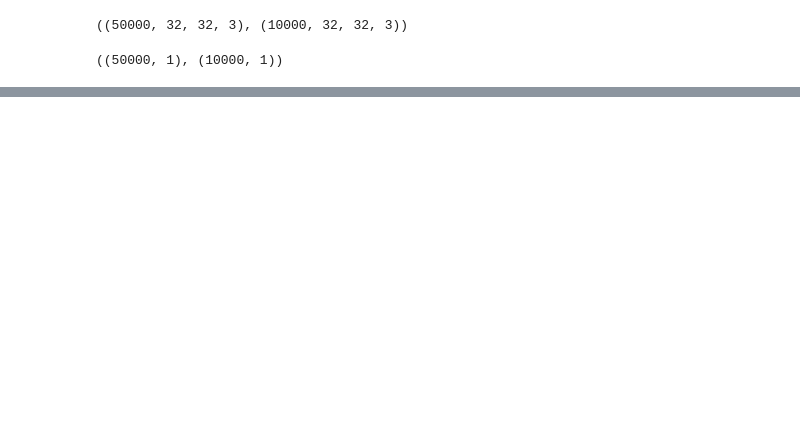
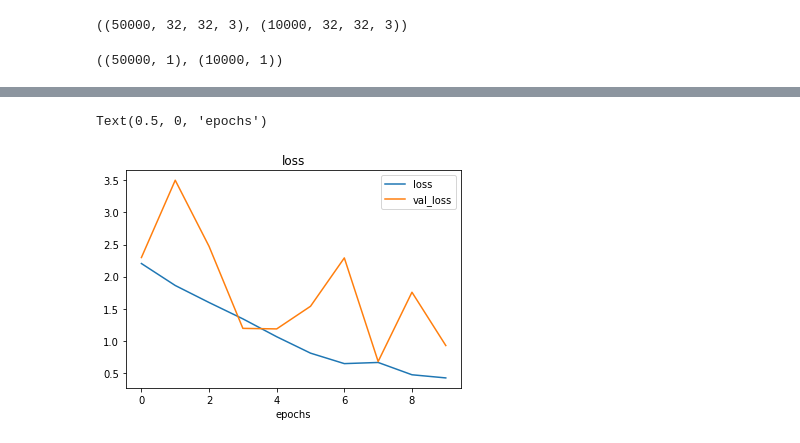
Before and after one commit to ash-coding/machine_learning, a Jupyter notebook: fine_tuning.ipynb, the cells around one changed output, grey strips where cells are left out. Drawn from its saved outputs; the diff is of its cells as text; code cells hidden in the pictures; blank space fills up the shorter version.

```diff
--- a/fine_tuning.ipynb
+++ b/fine_tuning.ipynb
@@ -52,0 +185,15 @@ t_train, t_test = t_train.astype('int32'), t_test.astype('int32')
+# %%
+reset_seed(0)
+
+finetuned_model = models.Sequential([
+                                     base_model,
+                                     layers.GlobalAveragePooling2D(),
+                                     layers.Dense(512, activation = 'relu'),
+                                     layers.Dense(10, activation = 'softmax')
+])
+# %%
+optimizer = tf.keras.optimizers.SGD(lr = 0.01)
+
+finetuned_model.compile(optimizer = optimizer,
+                        loss = 'sparse_categorical_crossentropy',
+                        metrics = ['accuracy'])
@@ -52,0 +227,5 @@ t_train, t_test = t_train.astype('int32'), t_test.astype('int32')
+# %%
+history = finetuned_model.fit(x_train, t_train,
+                              epochs = 10,
+                              batch_size = 32,
+                              validation_data = (x_test, t_test))
@@ -52,0 +253,3 @@ t_train, t_test = t_train.astype('int32'), t_test.astype('int32')
+# %%
+results = pd.DataFrame(history.history)
+results.tail()
@@ -52,0 +263,6 @@ t_train, t_test = t_train.astype('int32'), t_test.astype('int32')
+# %%
+results[['loss', 'val_loss']].plot(title = 'loss')
+plt.xlabel('epochs')
+# %% [output]
+Text(0.5, 0, 'epochs')
+[figure, added]
```
Also changed, not shown: parts of 25 cells of this notebook.
